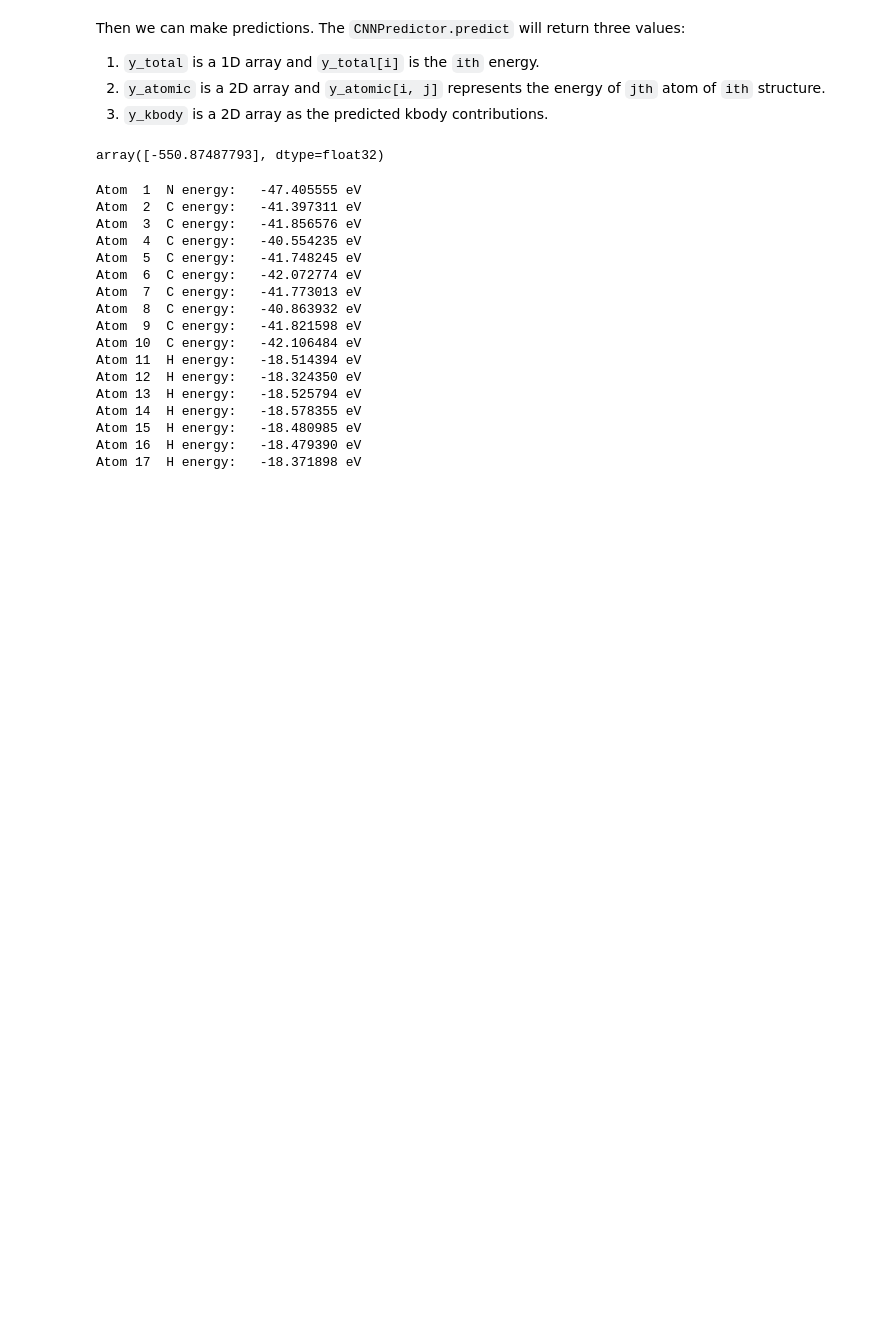
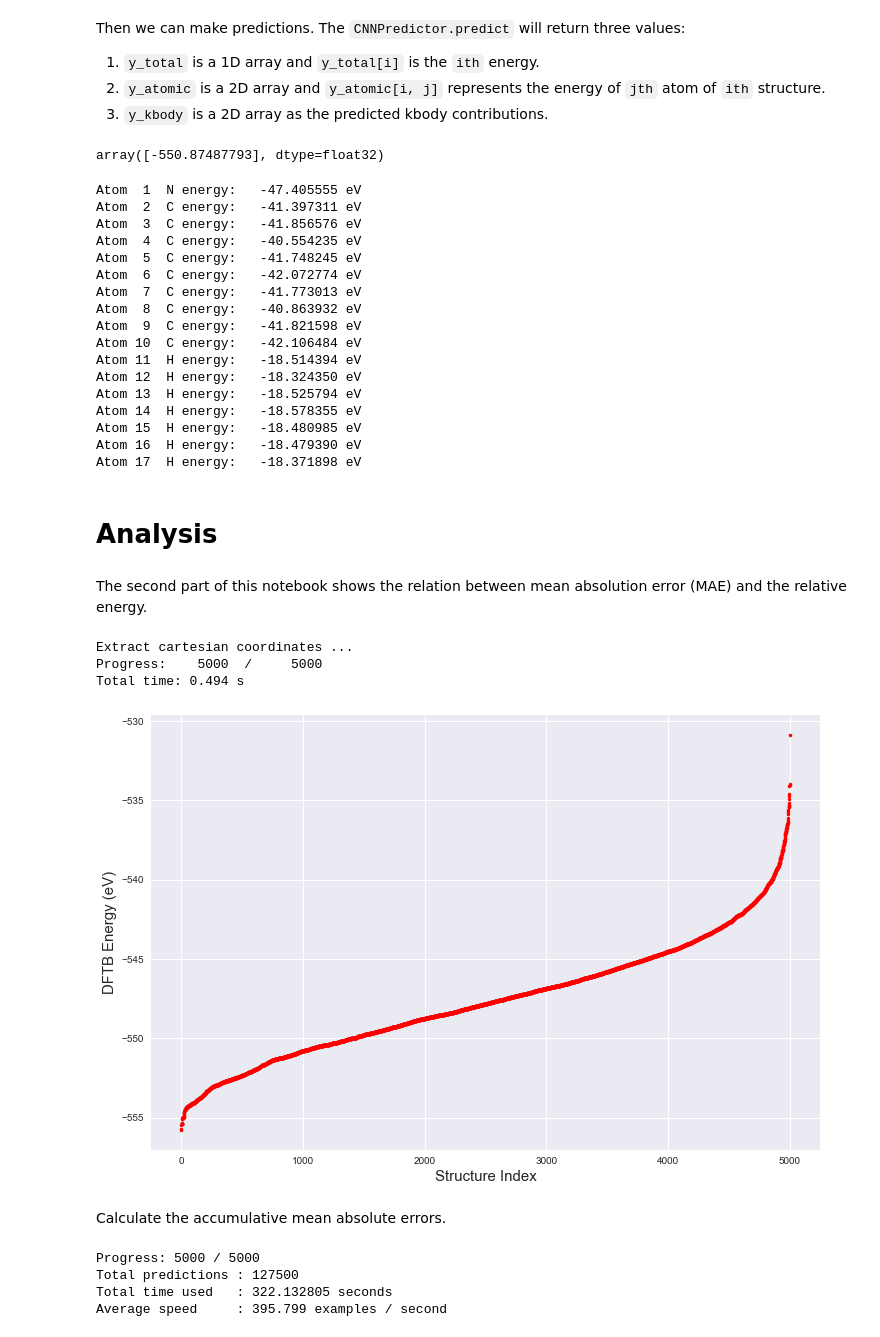
Before and after one commit to Bismarrck/kcon, a Jupyter notebook: kbody/kbody_predict.ipynb, the cells around one changed output. Cells and saved outputs as stored; diff of their text form; code cells hidden in the pictures; blank space fills up the shorter version.

Commit message:
Add some post-analysis of the prediction results of C9H7Nv1.

```diff
--- a/kbody/kbody_predict.ipynb
+++ b/kbody/kbody_predict.ipynb
@@ -78,3 +89,57 @@ Atom 14  H energy:   -18.578355 eV
 Atom 15  H energy:   -18.480985 eV
 Atom 16  H energy:   -18.479390 eV
 Atom 17  H energy:   -18.371898 eV
+# %% [markdown]
+# Analysis
+# %% [markdown]
+The second part of this notebook shows the relation between mean absolution error (MAE) and the relative energy.
+# %%
+xyzfile = join("..", "datasets", "C9H7Nv1.xyz")
+species, energies, coords, _ = extract_xyz(
+  xyzfile,
+  xyz_format='grendel',
+  parse_forces=False,
+  num_examples=5000,
+  num_atoms=17
+)
+energies = np.atleast_1d(energies)
+# %% [output]
+Extract cartesian coordinates ...
+Progress:    5000  /     5000
+Total time: 0.494 s
+# %%
+fig, ax = plt.subplots(1, figsize=[12, 8])
+ax.plot(energies, "r.")
+ax.set_xlabel("Structure Index", fontsize=15)
+ax.set_ylabel("DFTB Energy (eV)", fontsize=15)
+plt.show()
+# %% [output]
+[figure, added]
+# %% [markdown]
+Calculate the accumulative mean absolute errors.
+# %%
+num_examples = 5000
+step = 100
+cum_mae = []
+delta_energy = []
+total_run = 0
+total_time = 0.0
+for i in range(step, num_examples + 1,step):
+  tic = time.time()
+  y_total, _, _ = calculator.predict(species, coords[:i])
+  elapsed = time.time() - tic
+  total_run += i
+  total_time += elapsed
+  cum_mae.append(np.mean(np.abs(energies[:i] - y_total)))
+  delta_energy.append(energies[:i][-1] - energies[0])
+  sys.stdout.write("\rProgress: %4d / %4d" % (i, num_examples))
+
+print("")
+print("Total predictions : %d" % total_run)
+print("Total time used   : %f seconds" % total_time)
+print("Average speed     : %.3f examples / second" % (total_run / total_time))
+# %% [output]
+Progress: 5000 / 5000
+Total predictions : 127500
+Total time used   : 322.132805 seconds
+Average speed     : 395.799 examples / second
```
Also changed, not shown: parts of 5 cells of this notebook.
